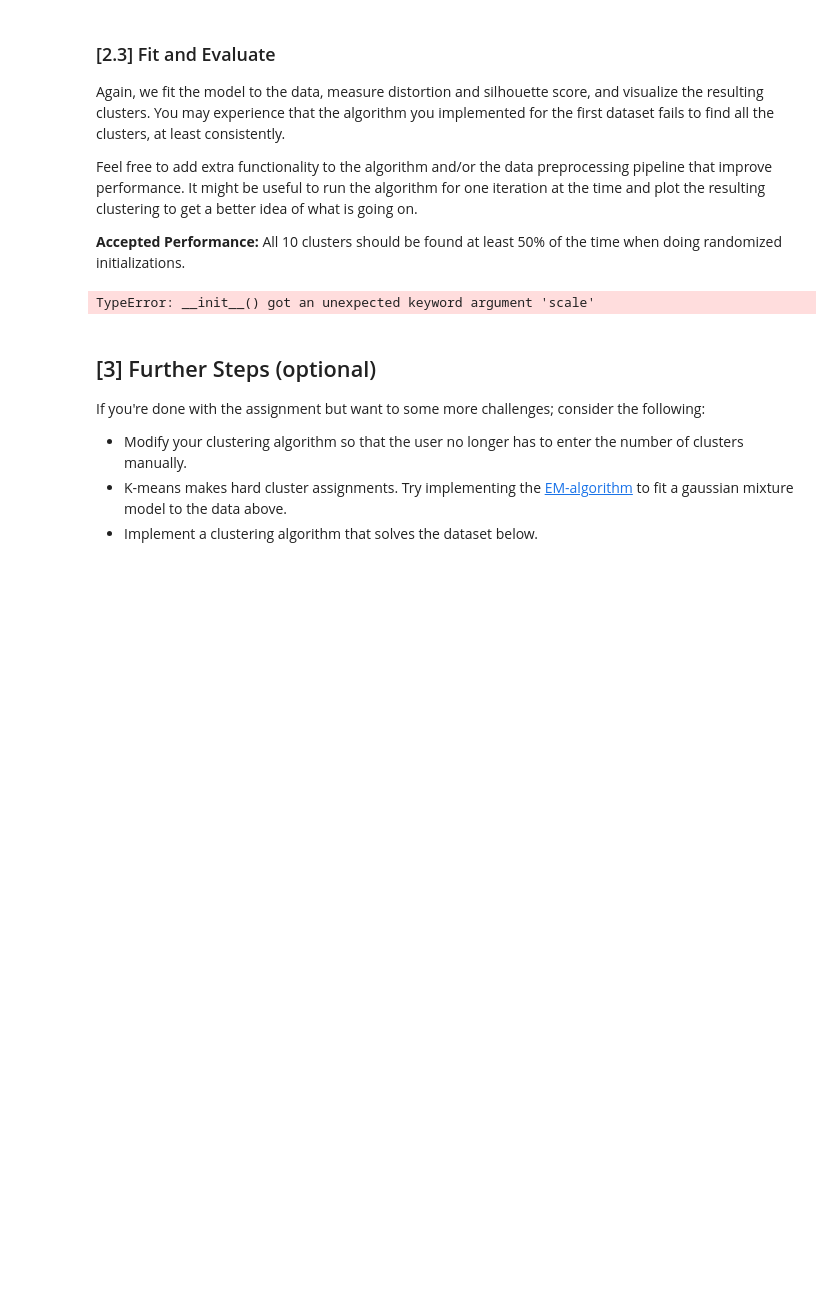
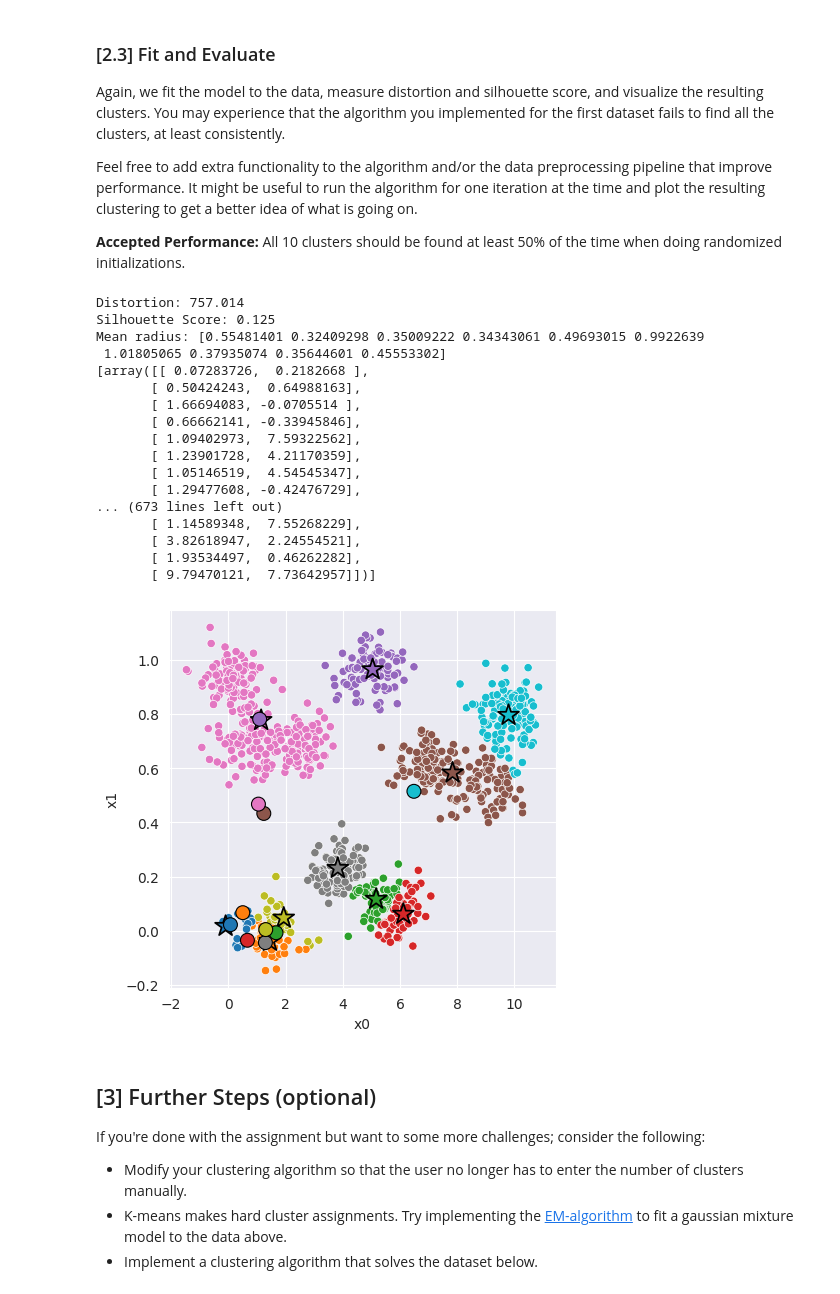
Before and after one commit to gousset15u/machine-learning, a Jupyter notebook: k_means/experiment.ipynb, the cells around one changed output. Cells and saved outputs as stored; diff of their text form; code cells hidden in the pictures; blank space fills up the shorter version.

Commit message:
[km] add radius functions

```diff
--- a/k_means/experiment.ipynb
+++ b/k_means/experiment.ipynb
@@ -129,23 +126,48 @@ Feel free to add extra functionality to the algorithm and/or the data preprocess
 # %%
 # Fit Model
 X = data_2[['x0', 'x1']].to_numpy()
-model_2 = km.KMeans(10,2,10)  # <-- Feel free to add hyperparameters
+model_2 = km.KMeans(10,2)  # <-- Feel free to add hyperparameters
 model_2.fit(X)
 
 # Compute Silhouette Score
 z = model_2.predict(X)
+
+# while km.euclidean_distortion(X, z)>10:
+#     model_2.fit(X)
+#     model_2.predict(X)
+
 print(f'Distortion: {km.euclidean_distortion(X, z) :.3f}')
 print(f'Silhouette Score: {km.euclidean_silhouette(X, z) :.3f}')
+print(f'Mean radius: {model_2.cluster_radius(X, z)}')
 
 # Plot cluster assignments
 C = model_2.get_centroids()
+I = model_2.get_init_centroids()
 K = len(C)
 _, ax = plt.subplots(figsize=(5, 5), dpi=100)
 sns.scatterplot(x='x0', y='x1', hue=z, hue_order=range(K), palette='tab10', data=data_2[['x0', 'x1']], ax=ax);
 sns.scatterplot(x=C[:,0], y=C[:,1], hue=range(K), palette='tab10', marker='*', s=250, edgecolor='black', ax=ax)
+sns.scatterplot(x=I[:,0], y=I[:,1], hue=range(K), palette='tab10', marker='o', s=80, edgecolor='black', ax=ax)
 ax.legend().remove();
 # %% [output]
-TypeError: __init__() got an unexpected keyword argument 'scale'
+Distortion: 757.014
+Silhouette Score: 0.125
+Mean radius: [0.55481401 0.32409298 0.35009222 0.34343061 0.49693015 0.9922639
+ 1.01805065 0.37935074 0.35644601 0.45553302]
+[array([[ 0.07283726,  0.2182668 ],
+       [ 0.50424243,  0.64988163],
+       [ 1.66694083, -0.0705514 ],
+       [ 0.66662141, -0.33945846],
+       [ 1.09402973,  7.59322562],
+       [ 1.23901728,  4.21170359],
+       [ 1.05146519,  4.54545347],
+       [ 1.29477608, -0.42476729],
+... (673 lines left out)
+       [ 1.14589348,  7.55268229],
+       [ 3.82618947,  2.24554521],
+       [ 1.93534497,  0.46262282],
+       [ 9.79470121,  7.73642957]])]
+[figure, added]
 # %% [markdown]
 ## [3] Further Steps (optional)
 
```
Also changed, not shown: parts of 1 cell of this notebook, 2 other files.
